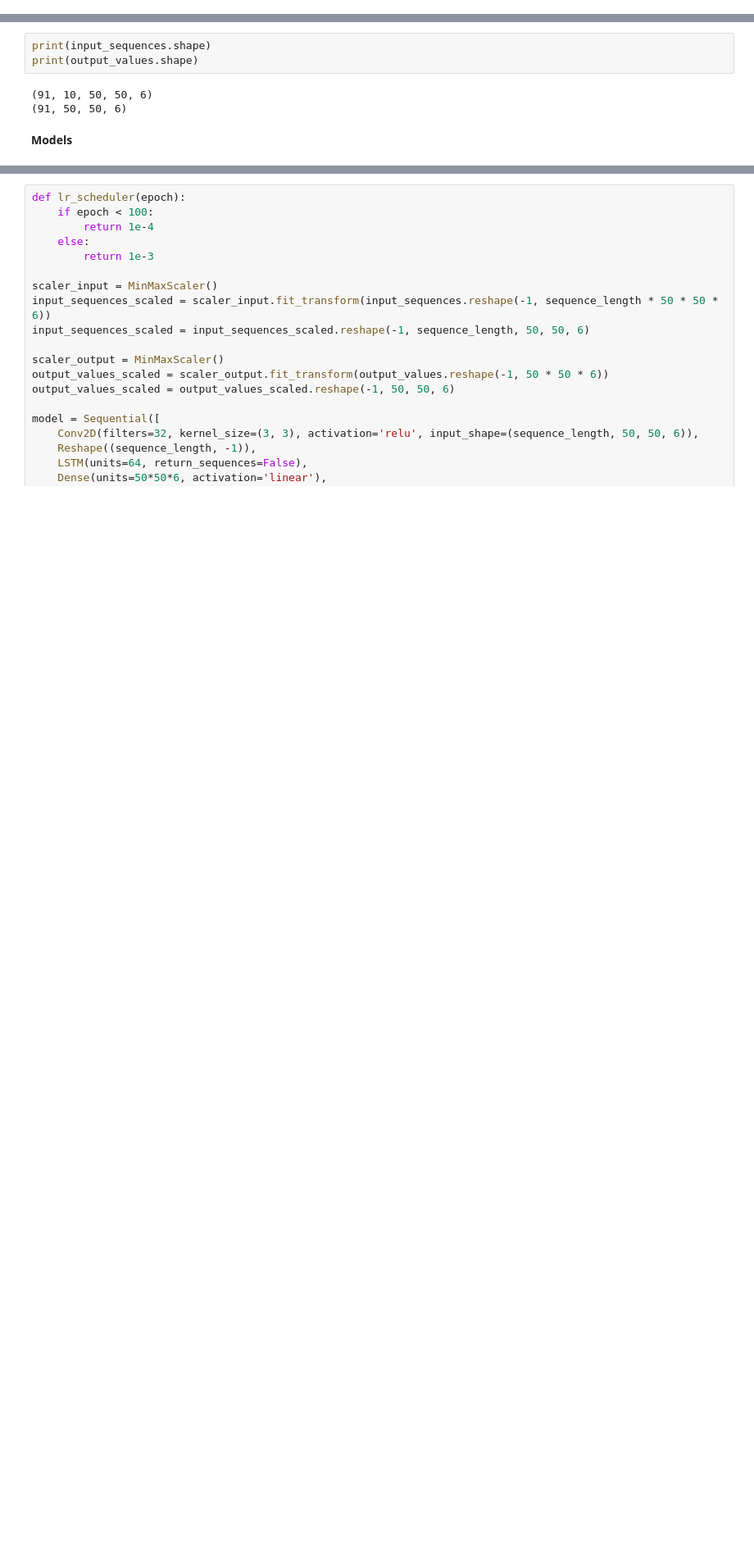
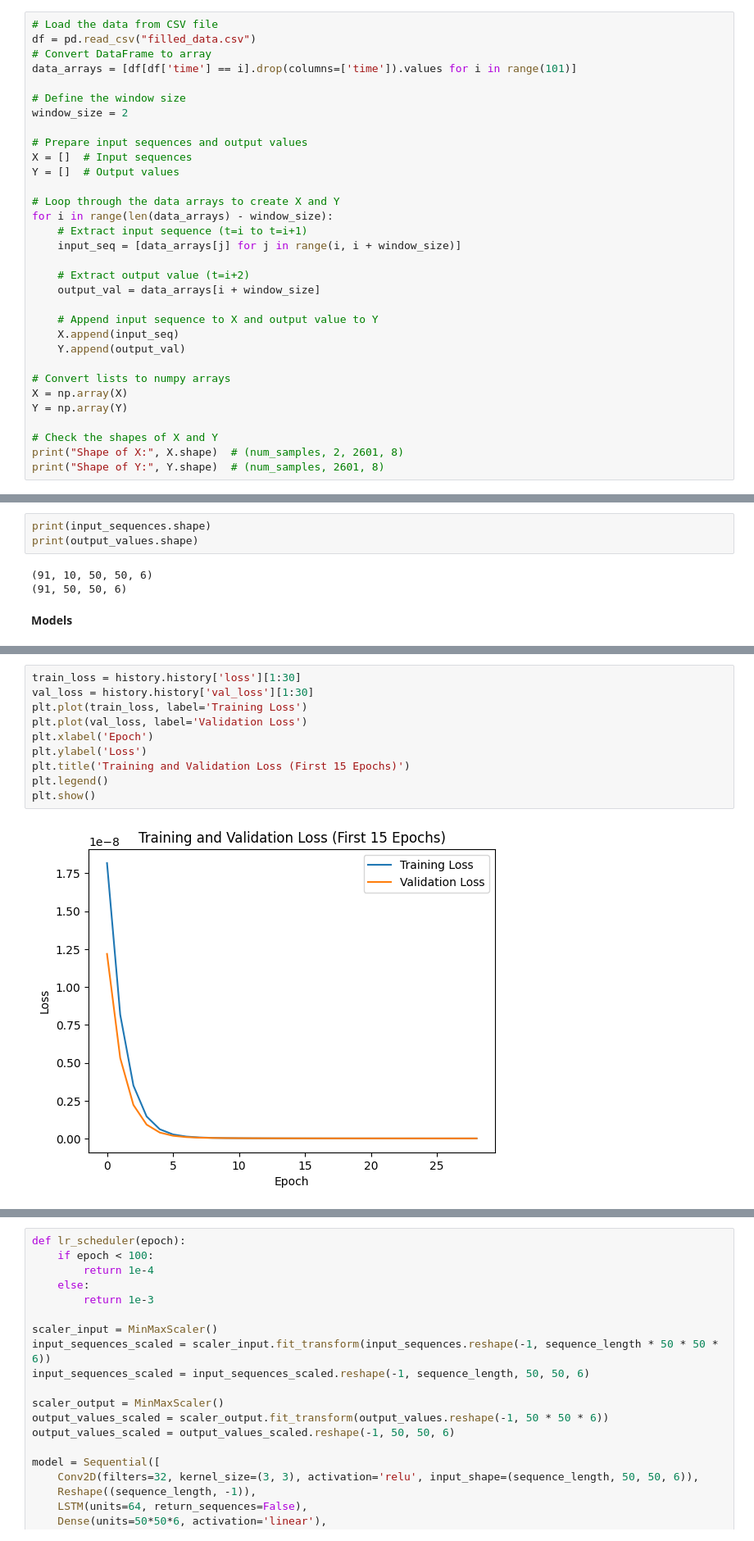
Before and after one commit to giannis3p/UvA-thesis-neural-agent-models, a Jupyter notebook: test.ipynb, the cells around one changed output, grey strips where cells are left out. Shown at 82% size. Cells and saved outputs as stored; diff of their text form; blank space fills up the shorter version.

```diff
--- a/test.ipynb
+++ b/test.ipynb
@@ -125,0 +242,32 @@ print(data)
+# %%
+# Load the data from CSV file
+df = pd.read_csv("filled_data.csv")
+# Convert DataFrame to array
+data_arrays = [df[df['time'] == i].drop(columns=['time']).values for i in range(101)]
+
+# Define the window size
+window_size = 2
+
+# Prepare input sequences and output values
+X = []  # Input sequences
+Y = []  # Output values
+
+# Loop through the data arrays to create X and Y
+for i in range(len(data_arrays) - window_size):
+    # Extract input sequence (t=i to t=i+1)
+    input_seq = [data_arrays[j] for j in range(i, i + window_size)]
+
+    # Extract output value (t=i+2)
+    output_val = data_arrays[i + window_size]
+
+    # Append input sequence to X and output value to Y
+    X.append(input_seq)
+    Y.append(output_val)
+
+# Convert lists to numpy arrays
+X = np.array(X)
+Y = np.array(Y)
+
+# Check the shapes of X and Y
+print("Shape of X:", X.shape)  # (num_samples, 2, 2601, 8)
+print("Shape of Y:", Y.shape)  # (num_samples, 2601, 8)
@@ -229,0 +575,12 @@ print("Test Loss:", loss)
+# %%
+train_loss = history.history['loss'][1:30]
+val_loss = history.history['val_loss'][1:30]
+plt.plot(train_loss, label='Training Loss')
+plt.plot(val_loss, label='Validation Loss')
+plt.xlabel('Epoch')
+plt.ylabel('Loss')
+plt.title('Training and Validation Loss (First 15 Epochs)')
+plt.legend()
+plt.show()
+# %% [output]
+[figure, added]
```
Also changed, not shown: parts of 21 cells of this notebook, 6 other files.
